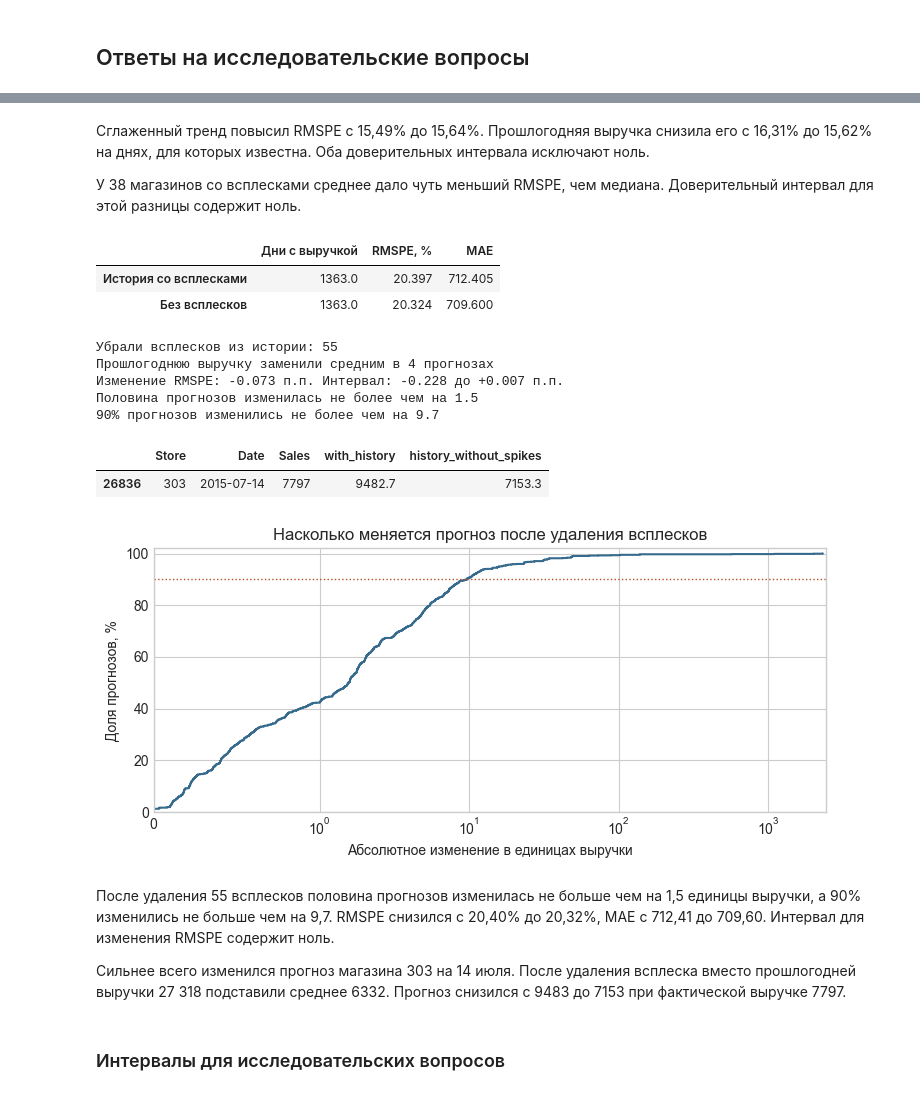
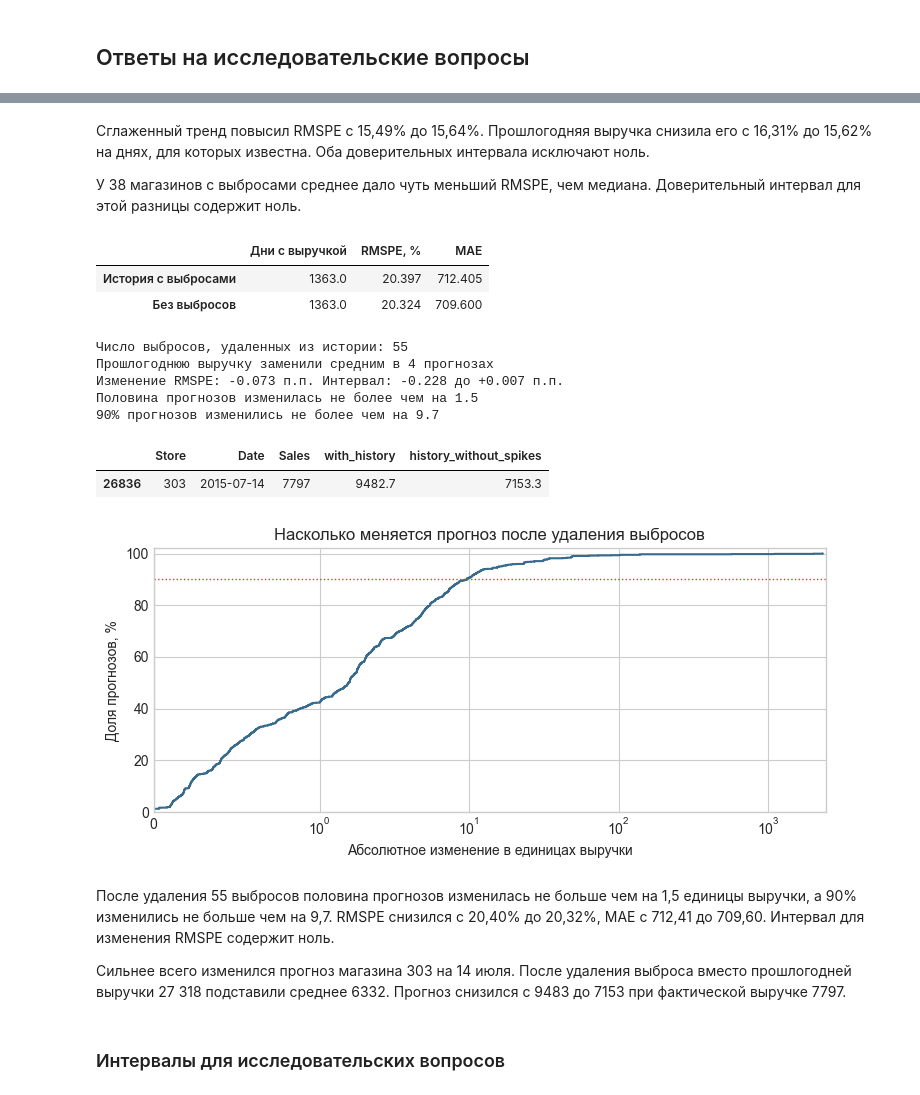
Before and after one commit to PikaChuChuMF/RnD-ML-Course-2026-2, a Jupyter notebook: notebooks/analysis.ipynb, the cells around one changed output, grey strips where cells are left out. Saved outputs shown, nothing was run; the diff lists cells and outputs as text; code cells hidden in the pictures.

```diff
--- a/notebooks/analysis.ipynb
+++ b/notebooks/analysis.ipynb
@@ -278,47 +278,47 @@ display(pd.DataFrame(checks).round(3))
 # %% [markdown]
 Сглаженный тренд повысил RMSPE с 15,49% до 15,64%. Прошлогодняя выручка снизила его с 16,31% до 15,62% на днях, для которых известна. Оба доверительных интервала исключают ноль.
 
-У 38 магазинов со всплесками среднее дало чуть меньший RMSPE, чем медиана. Доверительный интервал для этой разницы содержит ноль.
+У 38 магазинов с выбросами среднее дало чуть меньший RMSPE, чем медиана. Доверительный интервал для этой разницы содержит ноль.
 # %%
 stress = report["spike_sensitivity"]
 comparison = pd.DataFrame({
-    "История со всплесками": stress["original"],
-    "Без всплесков": stress["without_spikes"],
+    "История с выбросами": stress["original"],
+    "Без выбросов": stress["without_spikes"],
 }).T
 comparison["rmspe"] *= 100
 display(comparison.rename(columns={"rows": "Дни с выручкой", "rmspe": "RMSPE, %", "mae": "MAE"}).round(3))
 
-print(f'Убрали всплесков из истории: {stress["removed_rows"]}')
+print(f'Число выбросов, удаленных из истории: {stress["removed_rows"]}')
 print(f'Прошлогоднюю выручку заменили средним в {stress["replaced_last_year_scored_rows"]} прогнозах')
 change_result = uncertainty["remove_spikes"]
 print(f'Изменение RMSPE: {100 * change_result["delta_rmspe"]:+.3f} п.п. Интервал: {interval_text(change_result)} п.п.')
 print(f'Половина прогнозов изменилась не более чем на {stress["median_absolute_change"]:.1f}')
 print(f'90% прогнозов изменились не более чем на {stress["p90_absolute_change"]:.1f}')
 
 changed = scored.dropna(subset=["history_without_spikes"])
 change = (changed["history_without_spikes"] - changed["with_history"]).abs().sort_values()
 largest = changed.loc[[change.idxmax()], ["Store", "Date", "Sales", "with_history", "history_without_spikes"]]
 display(largest.round(1))
 
 fig, ax = plt.subplots(figsize=(7.5, 3.6))
 share = 100 * change.rank(method="max", pct=True)
 ax.step(change, share, where="post", color="#376b8d")
 ax.axhline(90, color="#ba4e28", linestyle=":", linewidth=1)
 ax.set_xscale("symlog", linthresh=1)
 ax.set(
     xlim=(0, None),
     ylim=(0, 102),
-    title="Насколько меняется прогноз после удаления всплесков",
+    title="Насколько меняется прогноз после удаления выбросов",
     xlabel="Абсолютное изменение в единицах выручки",
     ylabel="Доля прогнозов, %",
 )
 plt.tight_layout()
 plt.show()
 # %% [output]
 |  | Дни с выручкой | RMSPE, % | MAE |
-| История со всплесками | 1363.0 | 20.397 | 712.405 |
-| Без всплесков | 1363.0 | 20.324 | 709.600 |
+| История с выбросами | 1363.0 | 20.397 | 712.405 |
+| Без выбросов | 1363.0 | 20.324 | 709.600 |
-Убрали всплесков из истории: 55
+Число выбросов, удаленных из истории: 55
 Прошлогоднюю выручку заменили средним в 4 прогнозах
 Изменение RMSPE: -0.073 п.п. Интервал: -0.228 до +0.007 п.п.
 Половина прогнозов изменилась не более чем на 1.5
@@ -327,9 +327,9 @@ plt.show()
 | 26836 | 303 | 2015-07-14 | 7797 | 9482.7 | 7153.3 |
 [figure]
 # %% [markdown]
-После удаления 55 всплесков половина прогнозов изменилась не больше чем на 1,5 единицы выручки, а 90% изменились не больше чем на 9,7. RMSPE снизился с 20,40% до 20,32%, MAE с 712,41 до 709,60. Интервал для изменения RMSPE содержит ноль.
+После удаления 55 выбросов половина прогнозов изменилась не больше чем на 1,5 единицы выручки, а 90% изменились не больше чем на 9,7. RMSPE снизился с 20,40% до 20,32%, MAE с 712,41 до 709,60. Интервал для изменения RMSPE содержит ноль.
 
-Сильнее всего изменился прогноз магазина 303 на 14 июля. После удаления всплеска вместо прошлогодней выручки 27 318 подставили среднее 6332. Прогноз снизился с 9483 до 7153 при фактической выручке 7797.
+Сильнее всего изменился прогноз магазина 303 на 14 июля. После удаления выброса вместо прошлогодней выручки 27 318 подставили среднее 6332. Прогноз снизился с 9483 до 7153 при фактической выручке 7797.
 # %% [markdown]
 ### Интервалы для исследовательских вопросов
 # %%
```
Also changed, not shown: parts of 5 cells of this notebook, 1 other file.
